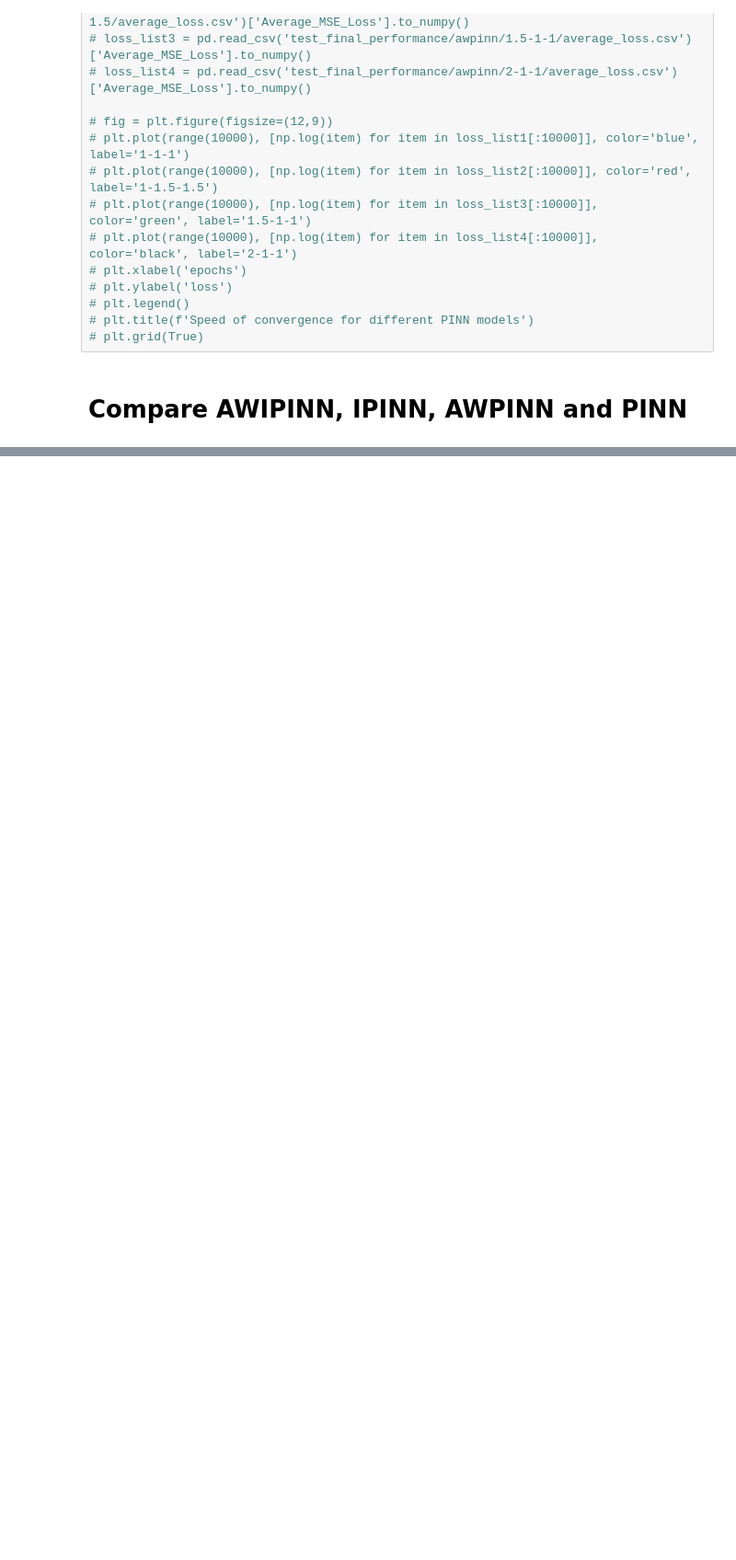
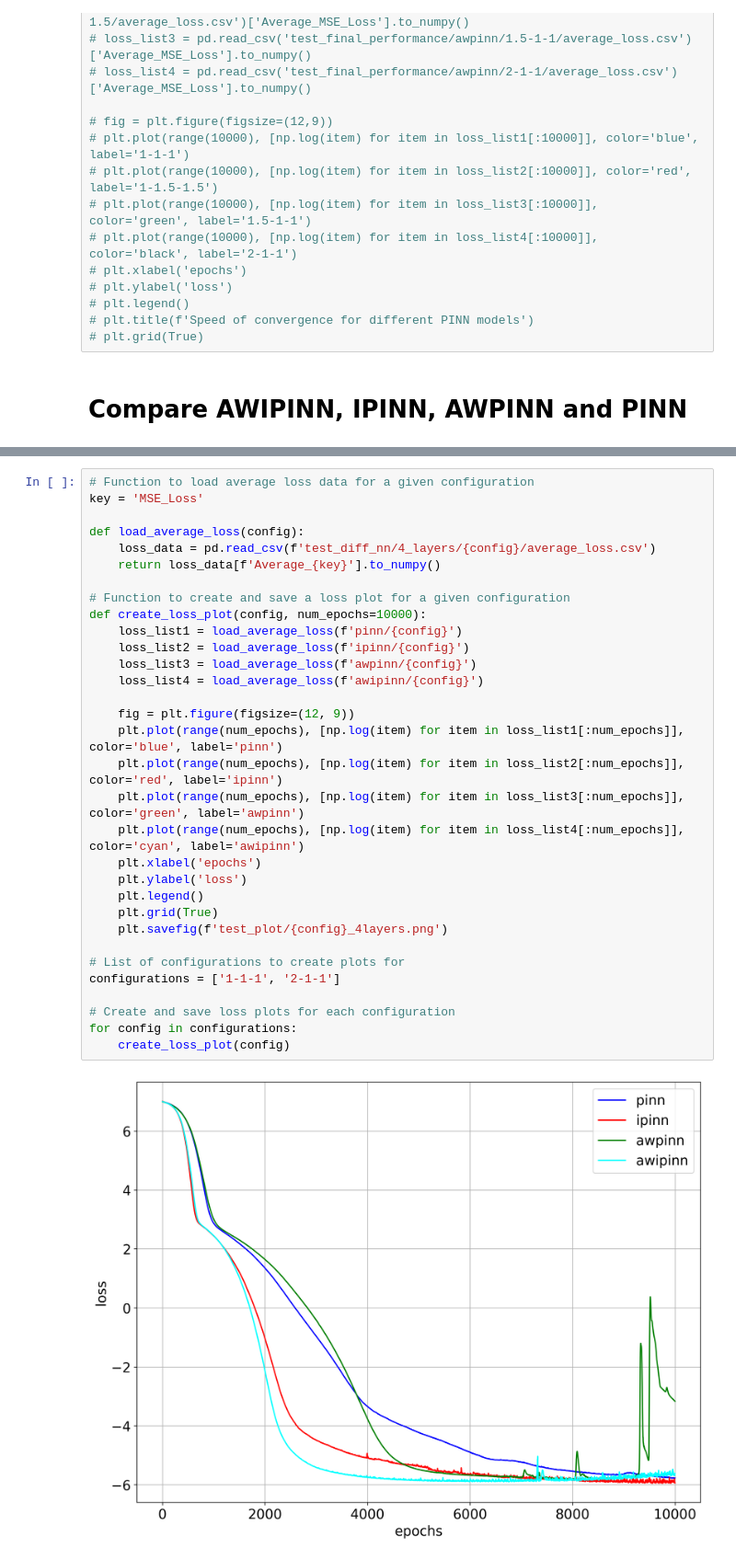
Before and after one commit to HengruiBaiCN/Honor, a Jupyter notebook: plotting.ipynb, the cells around one changed output, grey strips where cells are left out. Shown at 92% size. Saved outputs shown, nothing was run; the diff lists cells and outputs as text; blank space fills up the shorter version.

```diff
--- a/plotting.ipynb
+++ b/plotting.ipynb
@@ -68,0 +104,34 @@ for config in configurations:
+# %%
+# Function to load average loss data for a given configuration
+key = 'MSE_Loss'
+
+def load_average_loss(config):
+    loss_data = pd.read_csv(f'test_diff_nn/4_layers/{config}/average_loss.csv')
+    return loss_data[f'Average_{key}'].to_numpy()
+
+# Function to create and save a loss plot for a given configuration
+def create_loss_plot(config, num_epochs=10000):
+    loss_list1 = load_average_loss(f'pinn/{config}')
+    loss_list2 = load_average_loss(f'ipinn/{config}')
+    loss_list3 = load_average_loss(f'awpinn/{config}')
+    loss_list4 = load_average_loss(f'awipinn/{config}')
+
+    fig = plt.figure(figsize=(12, 9))
+    plt.plot(range(num_epochs), [np.log(item) for item in loss_list1[:num_epochs]], color='blue', label='pinn')
+    plt.plot(range(num_epochs), [np.log(item) for item in loss_list2[:num_epochs]], color='red', label='ipinn')
+    plt.plot(range(num_epochs), [np.log(item) for item in loss_list3[:num_epochs]], color='green', label='awpinn')
+    plt.plot(range(num_epochs), [np.log(item) for item in loss_list4[:num_epochs]], color='cyan', label='awipinn')
+    plt.xlabel('epochs')
+    plt.ylabel('loss')
+    plt.legend()
+    plt.grid(True)
+    plt.savefig(f'test_plot/{config}_4layers.png')
+
+# List of configurations to create plots for
+configurations = ['1-1-1', '2-1-1']
+
+# Create and save loss plots for each configuration
+for config in configurations:
+    create_loss_plot(config)
+# %% [output]
+[figure, added]
```
Also changed, not shown: parts of 3 cells of this notebook, 46 other files.
